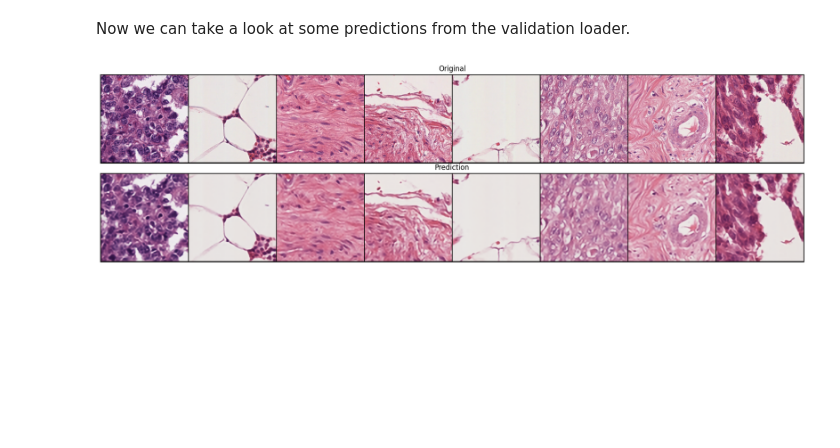
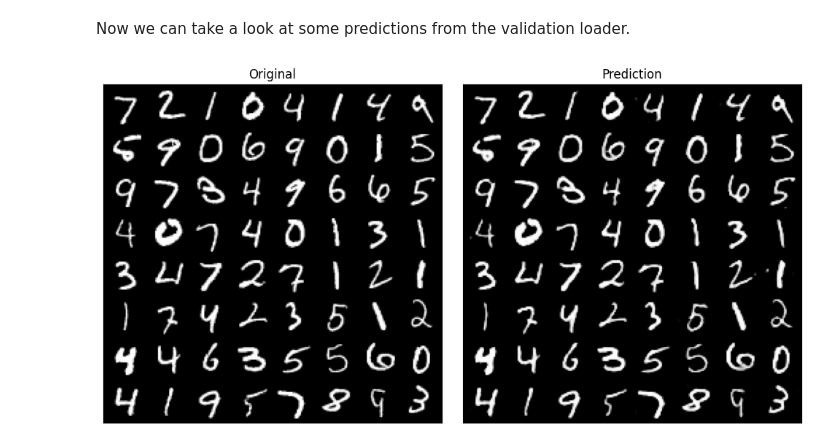
Before and after one commit to jdenholm/TorchTools, a Jupyter notebook: demos/variational_autoencoder_demo.ipynb, the cells around one changed output. Cells and saved outputs as stored; diff of their text form; code cells hidden in the pictures; blank space fills up the shorter version.

```diff
--- a/demos/variational_autoencoder_demo.ipynb
+++ b/demos/variational_autoencoder_demo.ipynb
@@ -99,13 +69,13 @@ manual_seed(123)
 DEVICE = "cuda" if is_available() else "cpu"
 
 model = VAE2d(
-    in_chans=3,
-    out_chans=3,
+    in_chans=1,
+    out_chans=1,
     # input_dims=(256, 256),
-    num_layers=4,
+    num_layers=2,
     start_features=32,
     block_style="conv_res",
-    mean_var_nets="conv"
+    mean_var_nets="conv",
 ).to(DEVICE)
 
 print(f"Device set to {DEVICE}")
@@ -233,27 +164,20 @@ def validate_one_epoch(
 # %% [markdown]
 Now we can train the model.
 # %%
-from time import perf_counter, sleep
+from time import perf_counter
 
 from numpy import floor
 
-epochs = 25
+epochs = 10
 
 train_metrics, valid_metrics = [], []
 
 for epoch in range(epochs):
     start = perf_counter()
 
-    train_metrics.append(
-        train_one_epoch(
-            model,
-            train_loader,
-            optimiser,
-            loss_func,
-        )
-    )
+    train_metrics.append(one_epoch(model, train_loader, optimiser))
 
-    valid_metrics.append(validate_one_epoch(model, valid_loader, loss_func))
+    valid_metrics.append(one_epoch(model, valid_loader))
 
     stop = perf_counter()
 
@@ -261,6 +185,4 @@ for epoch in range(epochs):
     secs = (stop - start) % 60.0
 
     print(f"{epoch + 1} Epoch time : {mins} mins and {secs:.3f} secs")
-
-    sleep(180)
 # %% [output]
@@ -334,38 +254,41 @@ Text(0, 0.5, 'Loss')
-# %%
-for batch in valid_loader:
-    break
 # %% [markdown]
 Now we can take a look at some predictions from the validation loader.
 # %%
 plt.close("all")
 
 from torch import no_grad
 from torchvision.utils import make_grid
 
+
+for batch, _ in valid_loader:
+    break
+
+
 with no_grad():
     model.eval()
-    preds = model(batch.to(DEVICE)).tanh().detach()
+    preds, _ = model(batch.to(DEVICE))
+    preds = preds.tanh().detach()
 
 
-batch_grid = make_grid(batch.cpu(), nrow=10).permute(1, 2, 0)
-pred_grid = make_grid(preds.detach().cpu(), nrow=10).permute(1, 2, 0)
+batch_grid = make_grid(batch.cpu(), nrow=8).permute(1, 2, 0)
+pred_grid = make_grid(preds.detach().cpu(), nrow=8).permute(1, 2, 0)
 
 
 pred_grid = pred_grid.clip(0.0, 1.0)
 
 
 size = 2.5
-figure, axes = plt.subplots(2, 1, figsize=(len(batch) * size, 2 * size))
+figure, axes = plt.subplots(1, 2, figsize=(10, 5))
 axes[0].imshow(batch_grid)
 axes[1].imshow(pred_grid)
 
 for axis in axes.ravel():
     axis.set_xticks([])
     axis.set_yticks([])
 
 axes[0].set_title("Original")
 axes[1].set_title("Prediction")
 
 figure.tight_layout(h_pad=0.1)
 # %% [output]
-[figure, old version]
+[figure, new version]
```
Also changed, not shown: parts of 11 cells of this notebook.
